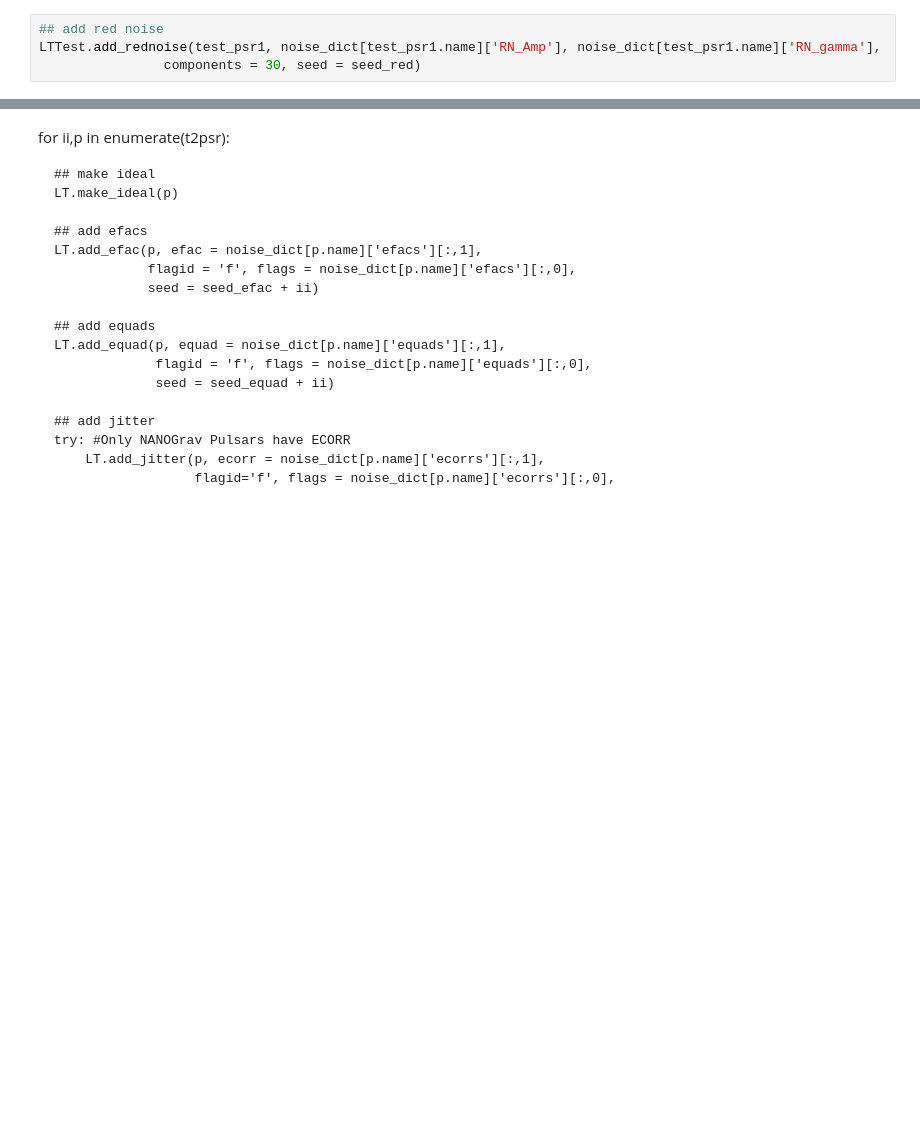
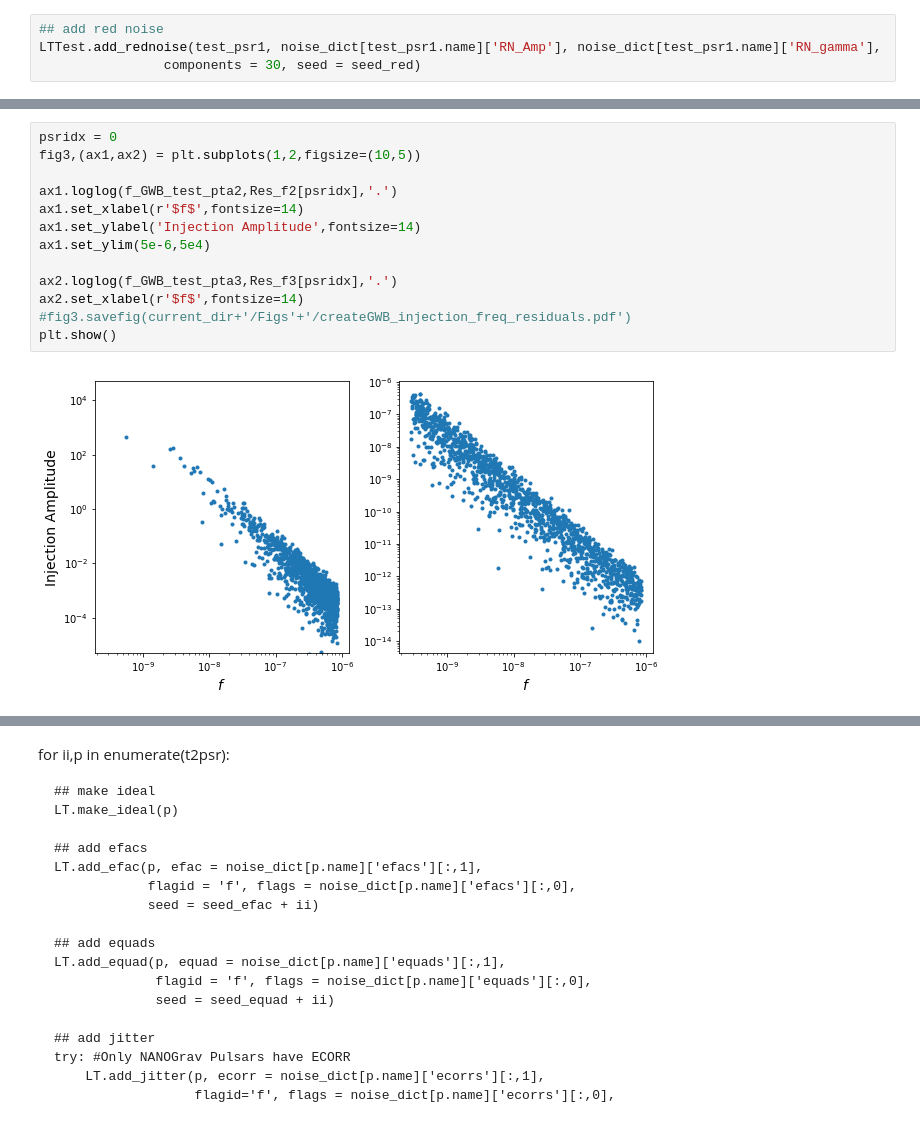
Before and after one commit to LBJ-Wade/NANOGrav, a Jupyter notebook: BackgroundInjections/toasim_testing/comparisons_v1.ipynb, the cells around one changed output, grey strips where cells are left out. Saved outputs shown, nothing was run; the diff lists cells and outputs as text; blank space fills up the shorter version.

```diff
--- a/BackgroundInjections/toasim_testing/comparisons_v1.ipynb
+++ b/BackgroundInjections/toasim_testing/comparisons_v1.ipynb
@@ -267,0 +327,15 @@ plt.loglog(f_GWB_test_pta3,Amp_GWB_test_pta3,'.')
+# %%
+psridx = 0
+fig3,(ax1,ax2) = plt.subplots(1,2,figsize=(10,5))
+
+ax1.loglog(f_GWB_test_pta2,Res_f2[psridx],'.')
+ax1.set_xlabel(r'$f$',fontsize=14)
+ax1.set_ylabel('Injection Amplitude',fontsize=14)
+ax1.set_ylim(5e-6,5e4)
+
+ax2.loglog(f_GWB_test_pta3,Res_f3[psridx],'.')
+ax2.set_xlabel(r'$f$',fontsize=14)
+#fig3.savefig(current_dir+'/Figs'+'/createGWB_injection_freq_residuals.pdf')
+plt.show()
+# %% [output]
+[figure, added]
```
Also changed, not shown: parts of 24 cells of this notebook, 1 other file.
